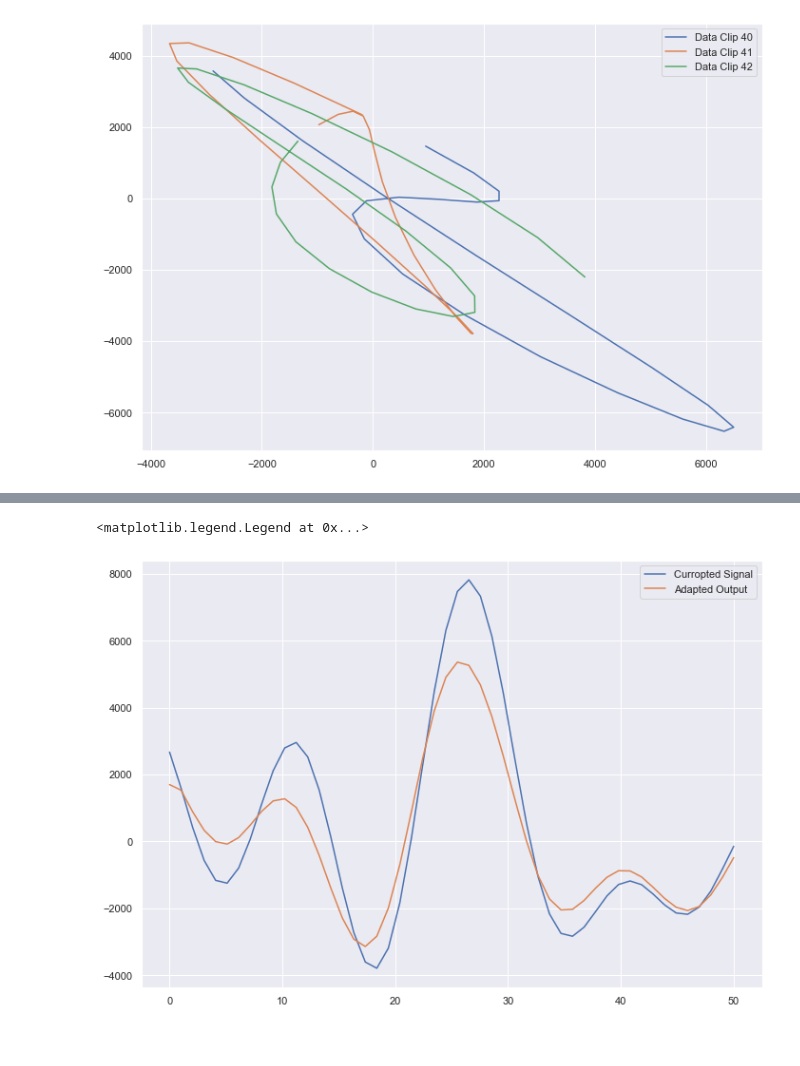
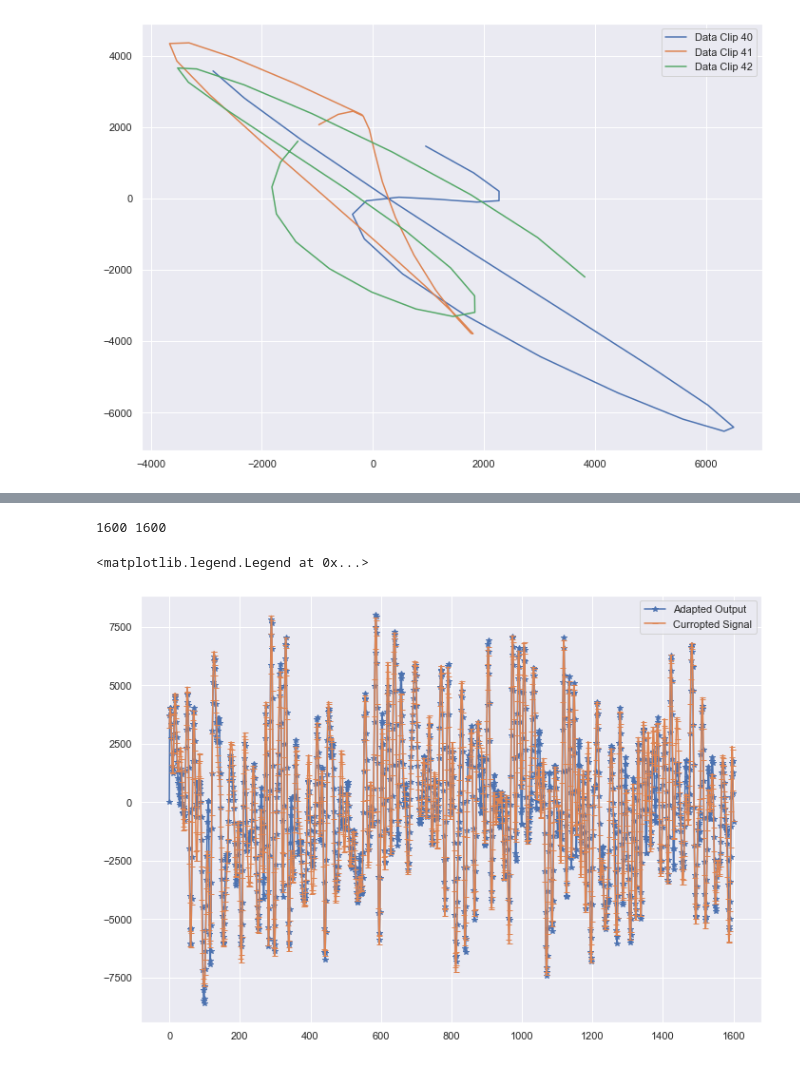
Before and after one commit to EnesErcin/Recursive_Least-Squares_Algorithm, a Jupyter notebook: By using Python/Recursive Least Squares/RLS.ipynb, the cells around one changed output, grey strips where cells are left out. Drawn from its saved outputs; the diff is of its cells as text; code cells hidden in the pictures.

Commit message:
Updated RLS Module Test and Evaluation

```diff
--- a/By using Python/Recursive Least Squares/RLS.ipynb
+++ b/By using Python/Recursive Least Squares/RLS.ipynb
@@ -154,20 +40,27 @@ test_size = 150
 # %%
-lam = 0.98
-deg = 4
-mem_len = 4
+est_per= 1600
+i= 2
+lam = 0.91
+#Optimum value for 1600 data lam=0.90
+
+mem_len =2
+
+test_size = len(TX_Q_data[i*est_per:(i+1)*(est_per)])
+deg =3
 num_vars =deg*mem_len
-test_size = len(TX_Q_data[i*est_per:(i+1)*(est_per)])
-prediction = [0,1,2,3,4]
+prediction = [1,2,3]
 LS_2 = RLS.RLS_Filter(num_vars,lam,1)
-i =5
 
-pred_e, pred_output = RLS.one_batch(test_size = test_size, deg = 4, mem_len = mem_len ,prediction = prediction,LS_2= LS_2 ,input_data=TX_Q_data[i*est_per:(i+1)*(est_per)],reference_data=RX_Q_data[delay+i*est_per:(i+1)*(est_per)+delay])
+pred_e, pred_output,_,weight = RLS.one_batch(test_size = test_size, deg = deg, mem_len = mem_len ,prediction = prediction,LS_2= LS_2 ,input_data=TX_Q_data[i*est_per:(i+1)*(est_per)],reference_data=RX_Q_data[delay+i*est_per:(i+1)*(est_per)+delay])
 
-line_refernce = np.linspace(0,test_size,test_size)
-plt.plot(line_refernce,TX_Q_data[i*est_per:(i+1)*(est_per)],label='Curropted Signal')
-plt.plot(line_refernce,-np.squeeze(pred_output)[0:test_size],label='Adapted Output')
+ref = RX_Q_data[delay+i*est_per:(i+1)*(est_per)+delay]
+line_refernce = np.reshape(np.linspace(0,test_size,test_size),(test_size,1))
+out = np.reshape((np.squeeze(pred_output)[0:test_size]),(test_size,1))
+plt.plot(line_refernce,out[0:test_size],marker = '*',label='Adapted Output')
+plt.plot(line_refernce,ref[0:test_size],marker = '_',label='Curropted Signal')
 plt.legend()
 # %% [output]
-<matplotlib.legend.Legend at 0x...>
+1600 1600
+<matplotlib.legend.Legend at 0x...>
-[figure, old version]
+[figure, new version]
 # %%
```
Also changed, not shown: parts of 19 cells of this notebook, 53 other files.
